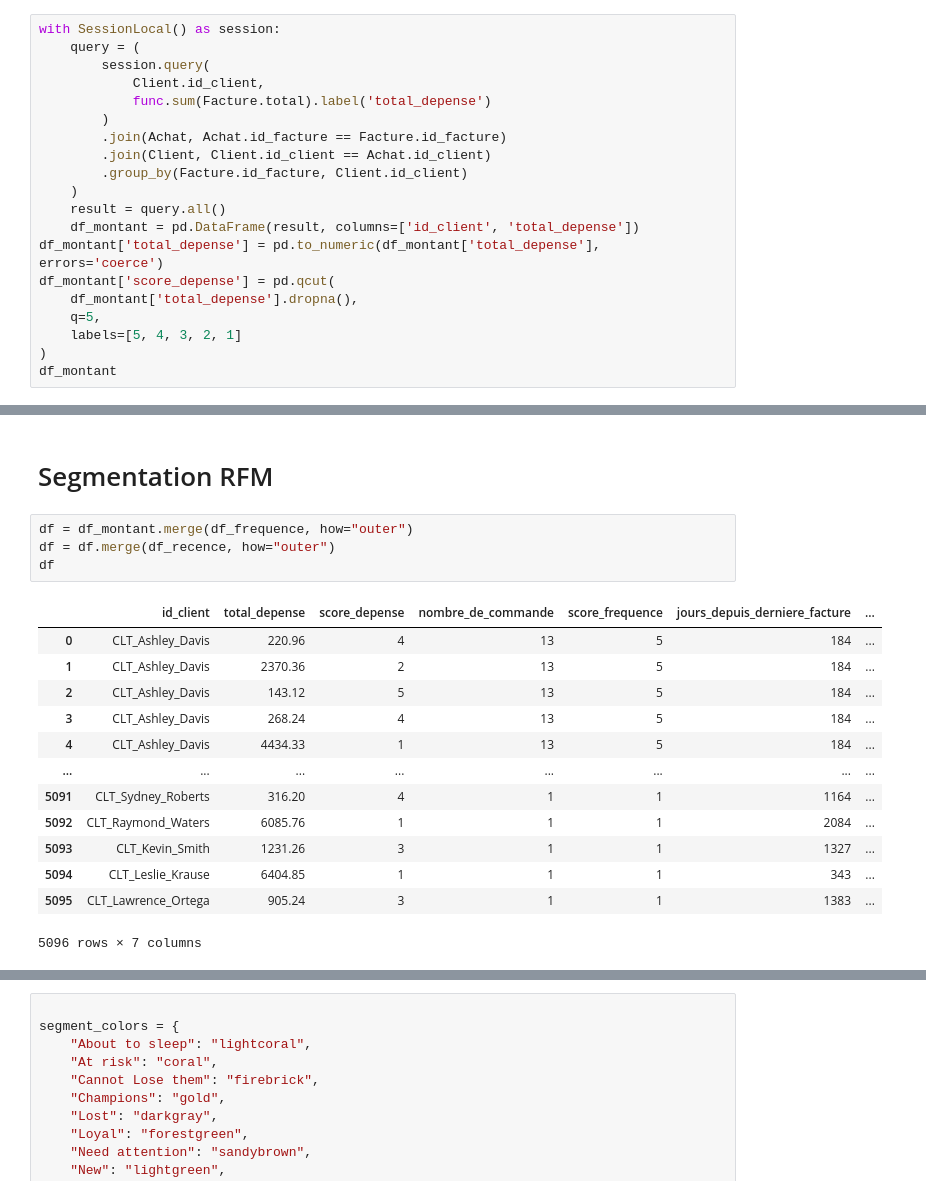
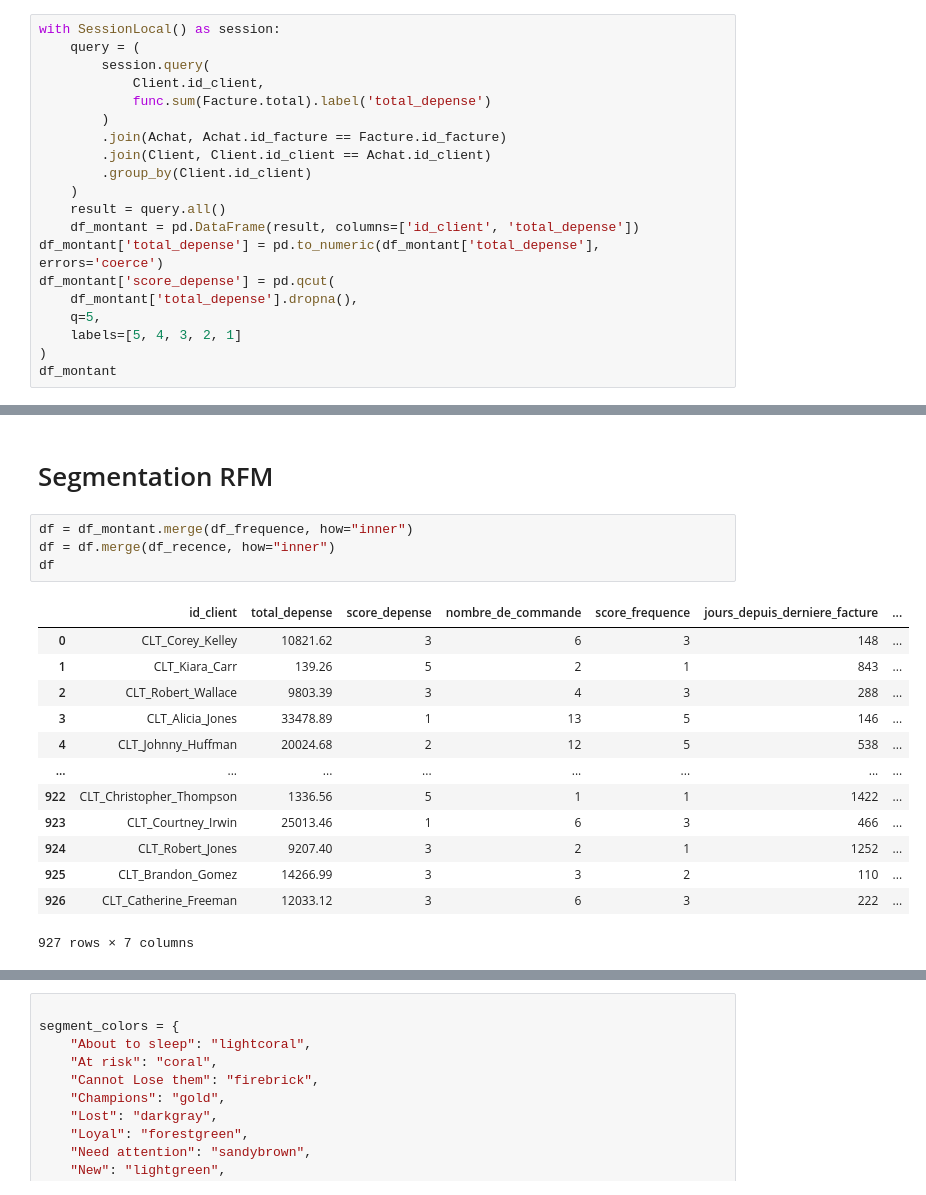
Before and after one commit to MelodyDuplaix/Projet_OCR, a Jupyter notebook: notebooks/analyse.ipynb, the cells around one changed output, grey strips where cells are left out. Saved outputs shown, nothing was run; the diff lists cells and outputs as text.

```diff
--- a/notebooks/analyse.ipynb
+++ b/notebooks/analyse.ipynb
@@ -140,7 +140,7 @@ with SessionLocal() as session:
         )
         .join(Achat, Achat.id_facture == Facture.id_facture)
         .join(Client, Client.id_client == Achat.id_client)
-        .group_by(Facture.id_facture, Client.id_client)
+        .group_by(Client.id_client)
     )
     result = query.all()
     df_montant = pd.DataFrame(result, columns=['id_client', 'total_depense'])
@@ -241,23 +241,23 @@ df_recence.sort_values("score_recence")
 # %% [markdown]
 # Segmentation RFM
 # %%
-df = df_montant.merge(df_frequence, how="outer")
-df = df.merge(df_recence, how="outer")
+df = df_montant.merge(df_frequence, how="inner")
+df = df.merge(df_recence, how="inner")
 df
 # %% [output]
 |  | id_client | total_depense | score_depense | nombre_de_commande | score_frequence | jours_depuis_derniere_facture | ... |
-| 0 | CLT_Ashley_Davis | 220.96 | 4 | 13 | 5 | 184 | ... |
-| 1 | CLT_Ashley_Davis | 2370.36 | 2 | 13 | 5 | 184 | ... |
-| 2 | CLT_Ashley_Davis | 143.12 | 5 | 13 | 5 | 184 | ... |
-| 3 | CLT_Ashley_Davis | 268.24 | 4 | 13 | 5 | 184 | ... |
-| 4 | CLT_Ashley_Davis | 4434.33 | 1 | 13 | 5 | 184 | ... |
+| 0 | CLT_Corey_Kelley | 10821.62 | 3 | 6 | 3 | 148 | ... |
+| 1 | CLT_Kiara_Carr | 139.26 | 5 | 2 | 1 | 843 | ... |
+| 2 | CLT_Robert_Wallace | 9803.39 | 3 | 4 | 3 | 288 | ... |
+| 3 | CLT_Alicia_Jones | 33478.89 | 1 | 13 | 5 | 146 | ... |
+| 4 | CLT_Johnny_Huffman | 20024.68 | 2 | 12 | 5 | 538 | ... |
 | ... | ... | ... | ... | ... | ... | ... | ... |
-| 5091 | CLT_Sydney_Roberts | 316.20 | 4 | 1 | 1 | 1164 | ... |
-| 5092 | CLT_Raymond_Waters | 6085.76 | 1 | 1 | 1 | 2084 | ... |
-| 5093 | CLT_Kevin_Smith | 1231.26 | 3 | 1 | 1 | 1327 | ... |
-| 5094 | CLT_Leslie_Krause | 6404.85 | 1 | 1 | 1 | 343 | ... |
-| 5095 | CLT_Lawrence_Ortega | 905.24 | 3 | 1 | 1 | 1383 | ... |
+| 922 | CLT_Christopher_Thompson | 1336.56 | 5 | 1 | 1 | 1422 | ... |
+| 923 | CLT_Courtney_Irwin | 25013.46 | 1 | 6 | 3 | 466 | ... |
+| 924 | CLT_Robert_Jones | 9207.40 | 3 | 2 | 1 | 1252 | ... |
+| 925 | CLT_Brandon_Gomez | 14266.99 | 3 | 3 | 2 | 110 | ... |
+| 926 | CLT_Catherine_Freeman | 12033.12 | 3 | 6 | 3 | 222 | ... |
-5096 rows × 7 columns
+927 rows × 7 columns
 # %%
 def segment_customer(row):
     recency = row['score_recence']
```
Also changed, not shown: parts of 12 cells of this notebook, 7 other files.
